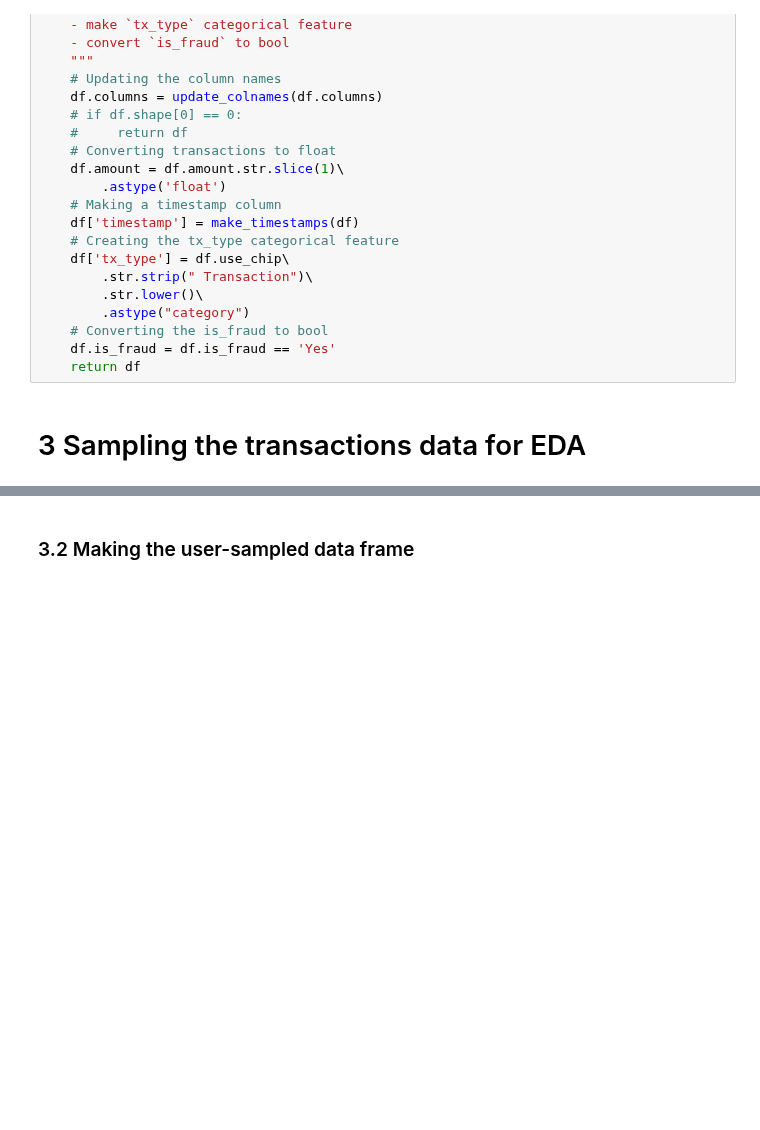
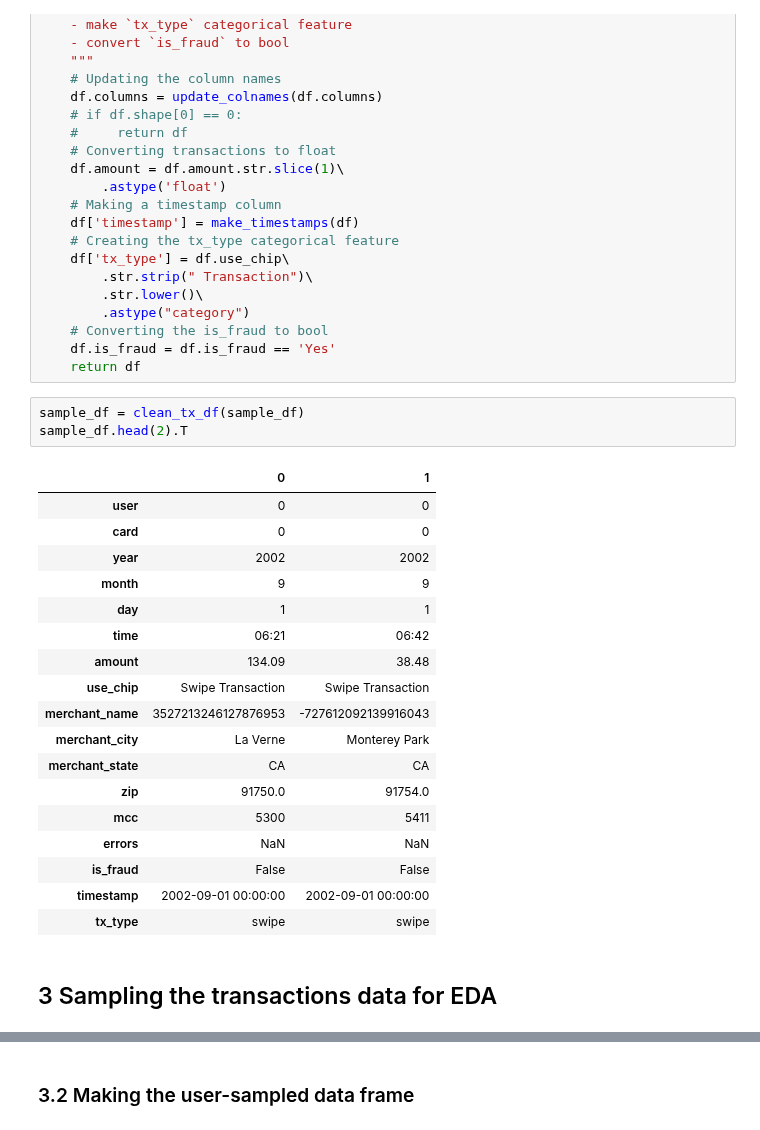
Before and after one commit to msc2106/CreditCardFraud, a Jupyter notebook: notebooks/data_wrangling.ipynb, the cells around one changed output, grey strips where cells are left out. Cells and saved outputs as stored; diff of their text form; blank space fills up the shorter version.

```diff
--- a/notebooks/data_wrangling.ipynb
+++ b/notebooks/data_wrangling.ipynb
@@ -547,6 +558,28 @@ def clean_tx_df(df: pd.DataFrame) -> pd.DataFrame:
     # Converting the is_fraud to bool
     df.is_fraud = df.is_fraud == 'Yes'
     return df
+# %%
+sample_df = clean_tx_df(sample_df)
+sample_df.head(2).T
+# %% [output]
+|  | 0 | 1 |
+| user | 0 | 0 |
+| card | 0 | 0 |
+| year | 2002 | 2002 |
+| month | 9 | 9 |
+| day | 1 | 1 |
+| time | 06:21 | 06:42 |
+| amount | 134.09 | 38.48 |
+| use_chip | Swipe Transaction | Swipe Transaction |
+| merchant_name | 3527213246127876953 | -727612092139916043 |
+| merchant_city | La Verne | Monterey Park |
+| merchant_state | CA | CA |
+| zip | 91750.0 | 91754.0 |
+| mcc | 5300 | 5411 |
+| errors | NaN | NaN |
+| is_fraud | False | False |
+| timestamp | 2002-09-01 00:00:00 | 2002-09-01 00:00:00 |
+| tx_type | swipe | swipe |
 # %% [markdown]
-# 3 Sampling the transactions data for EDA
+## 3 Sampling the transactions data for EDA
 # %% [markdown]
```
Also changed, not shown: parts of 13 cells of this notebook.
